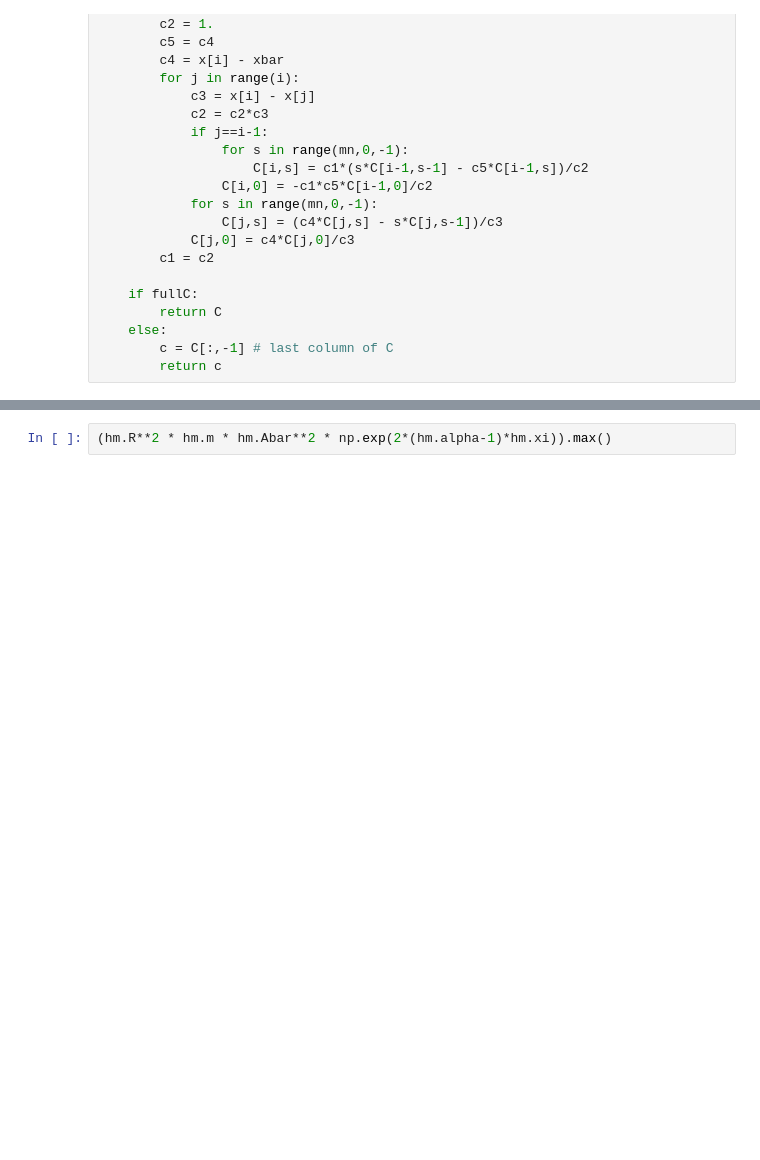
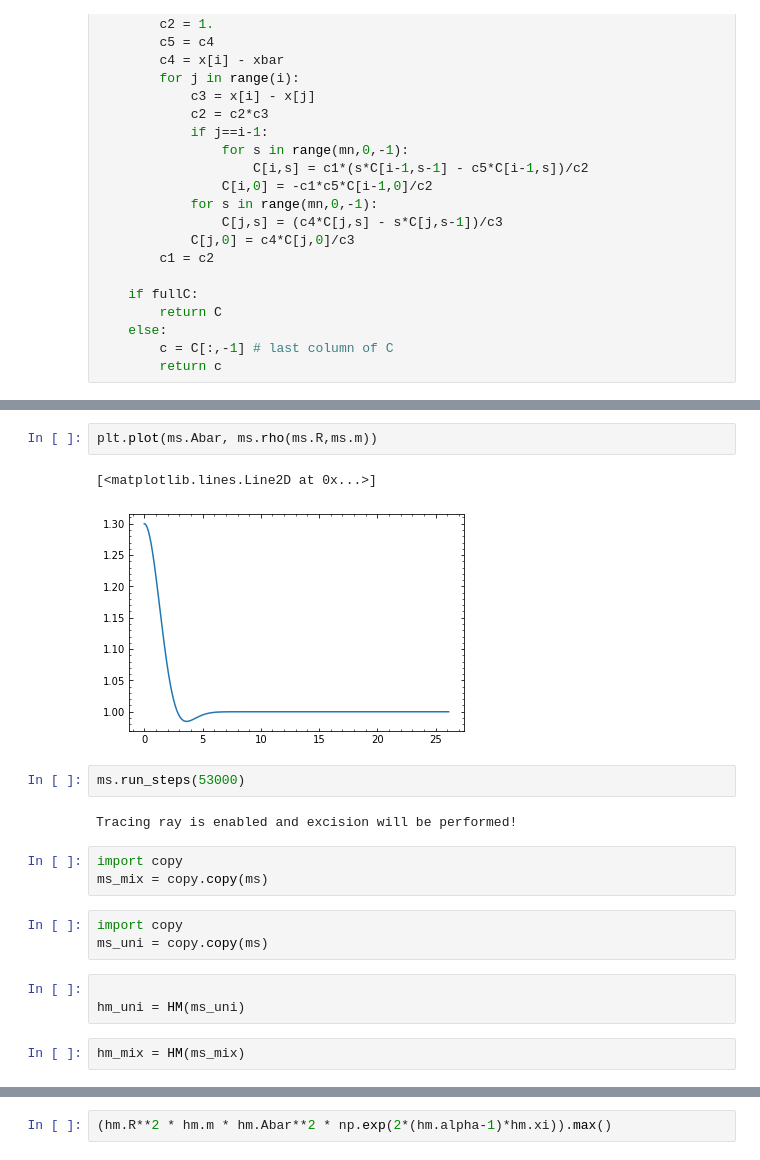
Before and after one commit to jbmertens/criticalcollapse, a Jupyter notebook: ms_hm_universal.ipynb, the cells around one changed output, grey strips where cells are left out. Cells and saved outputs as stored; diff of their text form; blank space fills up the shorter version.

```diff
--- a/ms_hm_universal.ipynb
+++ b/ms_hm_universal.ipynb
@@ -711,0 +833,20 @@ plt.plot(hm.Abar[:], hm.U[:])
+# %%
+plt.plot(ms.Abar, ms.rho(ms.R,ms.m))
+# %% [output]
+[<matplotlib.lines.Line2D at 0x...>]
+[figure, added]
+# %%
+ms.run_steps(53000)
+# %% [output]
+Tracing ray is enabled and excision will be performed!
+# %%
+import copy
+ms_mix = copy.copy(ms)
+# %%
+import copy
+ms_uni = copy.copy(ms)
+# %%
+
+hm_uni = HM(ms_uni)
+# %%
+hm_mix = HM(ms_mix)
```
Also changed, not shown: parts of 85 cells of this notebook.
